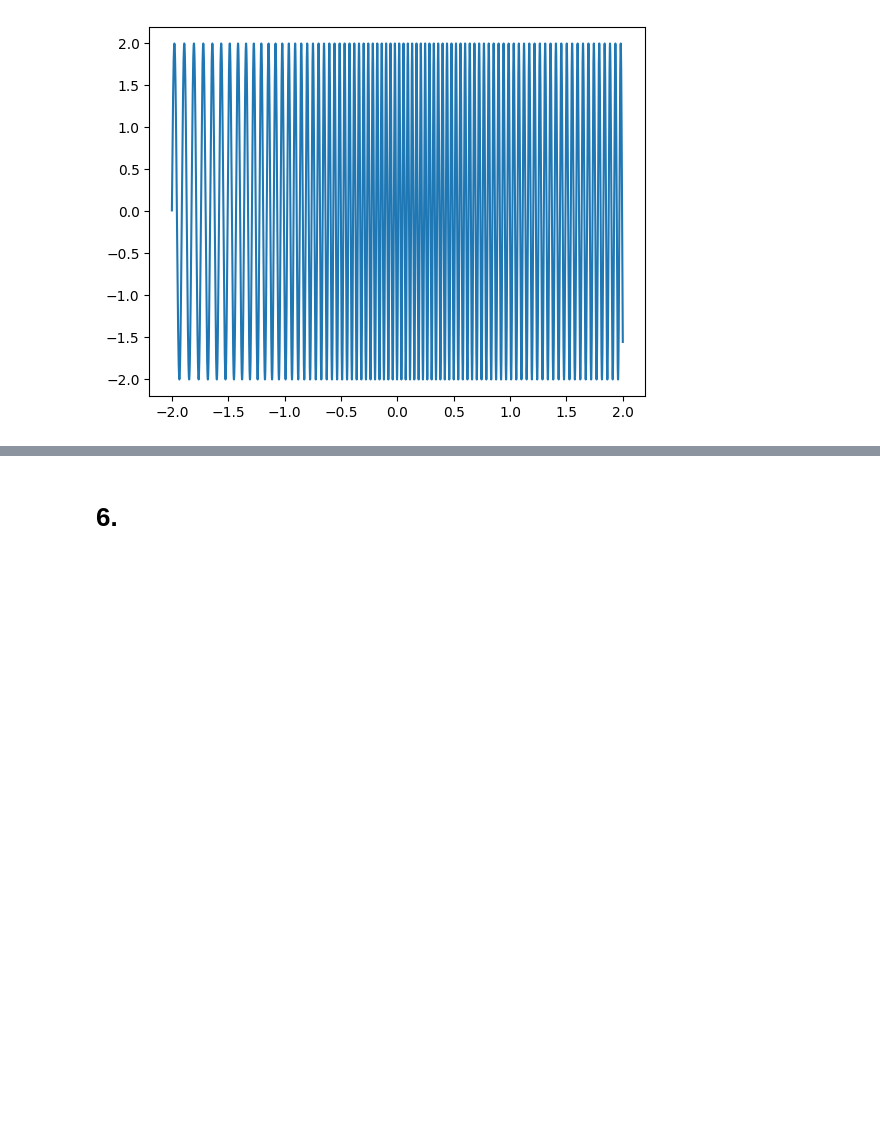
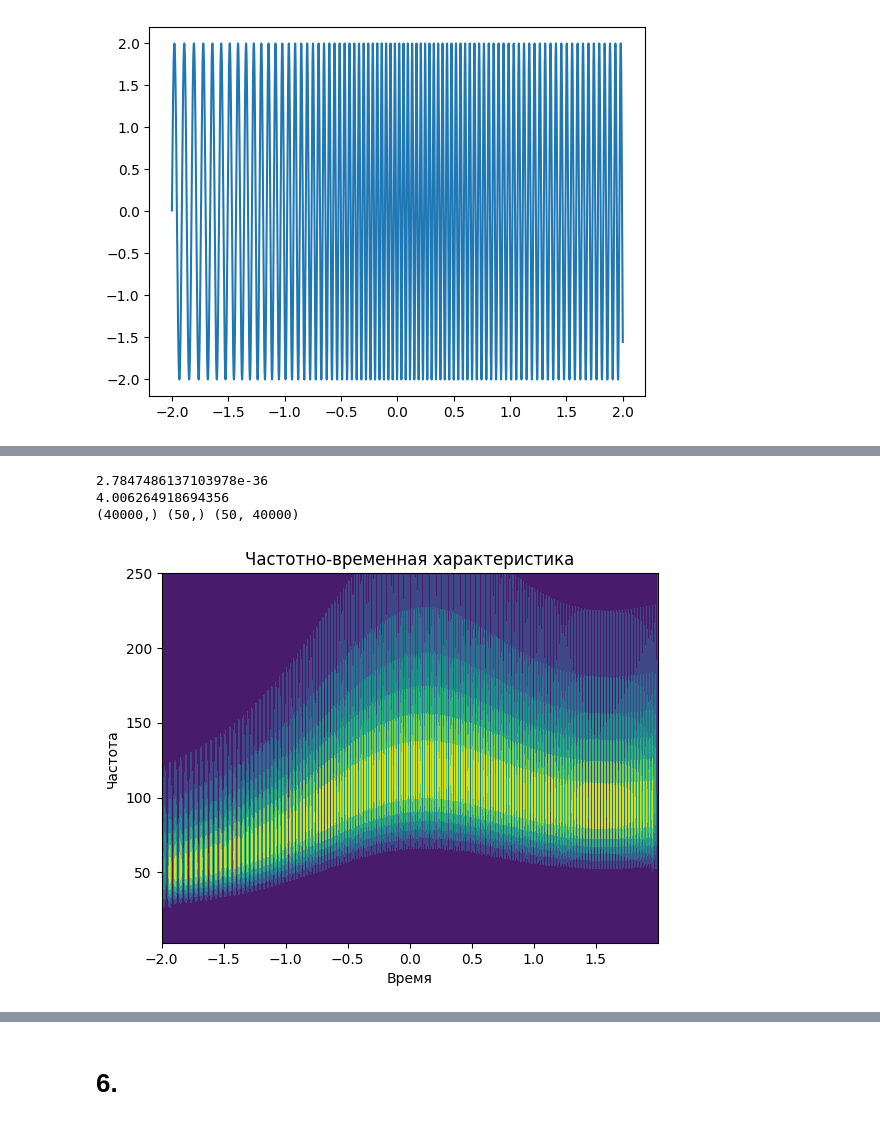
Before and after one commit to KadilenkoIvan/digital_signal_processing, a Jupyter notebook: lab5/lab5.ipynb, the cells around one changed output, grey strips where cells are left out. Saved outputs shown, nothing was run; the diff lists cells and outputs as text; code cells hidden in the pictures; blank space fills up the shorter version.

```diff
--- a/lab5/lab5.ipynb
+++ b/lab5/lab5.ipynb
@@ -216,3 +263,10 @@ spectrogram(3, 35, signal, t, 'morle')
 1.0049649433217118
 (40000,) (50,) (50, 40000)
 [figure]
+# %%
+spectrogram(3, 250, signal, t, 'mexh')
+# %% [output]
+2.7847486137103978e-36
+4.006264918694356
+(40000,) (50,) (50, 40000)
+[figure, added]
```
Also changed, not shown: parts of 6 cells of this notebook.
